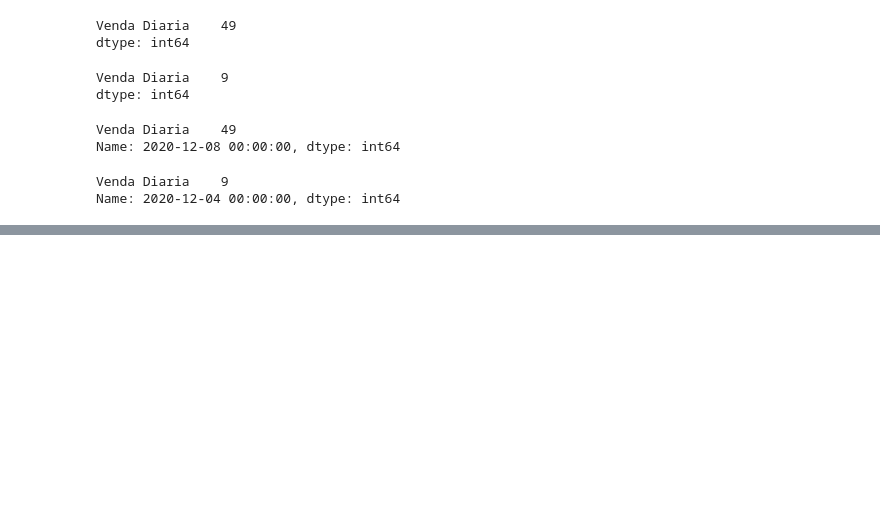
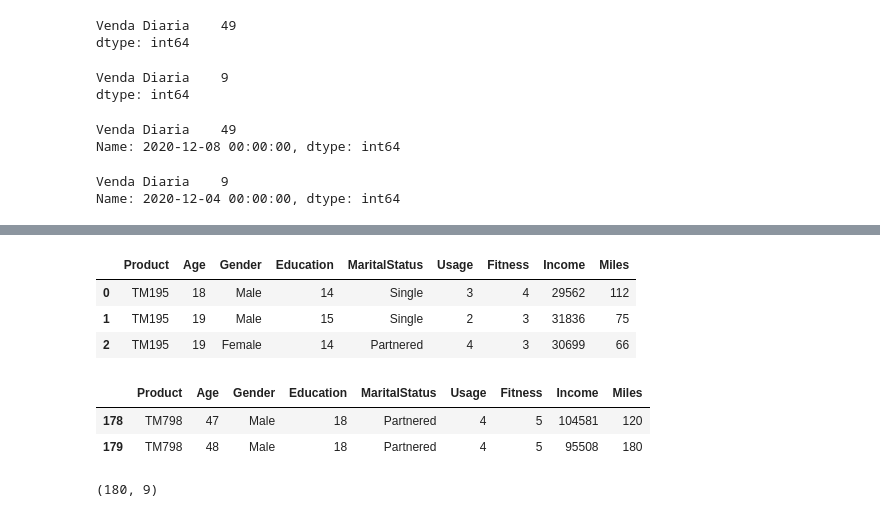
Before and after one commit to isaiastrajano/BootCamp_Python_DataScience, a Jupyter notebook: Exercicio_estatisticadescritiva.ipynb, the cells around one changed output, grey strips where cells are left out. Saved outputs shown, nothing was run; the diff lists cells and outputs as text; code cells hidden in the pictures; blank space fills up the shorter version.

```diff
--- a/Exercicio_estatisticadescritiva.ipynb
+++ b/Exercicio_estatisticadescritiva.ipynb
@@ -269,0 +307,17 @@ Com base nestas informações:
+# %%
+dt.head(3)
+# %% [output]
+|  | Product | Age | Gender | Education | MaritalStatus | Usage | Fitness | Income | Miles |
+| 0 | TM195 | 18 | Male | 14 | Single | 3 | 4 | 29562 | 112 |
+| 1 | TM195 | 19 | Male | 15 | Single | 2 | 3 | 31836 | 75 |
+| 2 | TM195 | 19 | Female | 14 | Partnered | 4 | 3 | 30699 | 66 |
+# %%
+dt.tail(2)
+# %% [output]
+|  | Product | Age | Gender | Education | MaritalStatus | Usage | Fitness | Income | Miles |
+| 178 | TM798 | 47 | Male | 18 | Partnered | 4 | 5 | 104581 | 120 |
+| 179 | TM798 | 48 | Male | 18 | Partnered | 4 | 5 | 95508 | 180 |
+# %%
+dt.shape
+# %% [output]
+(180, 9)
```
Also changed, not shown: parts of 26 cells of this notebook.
